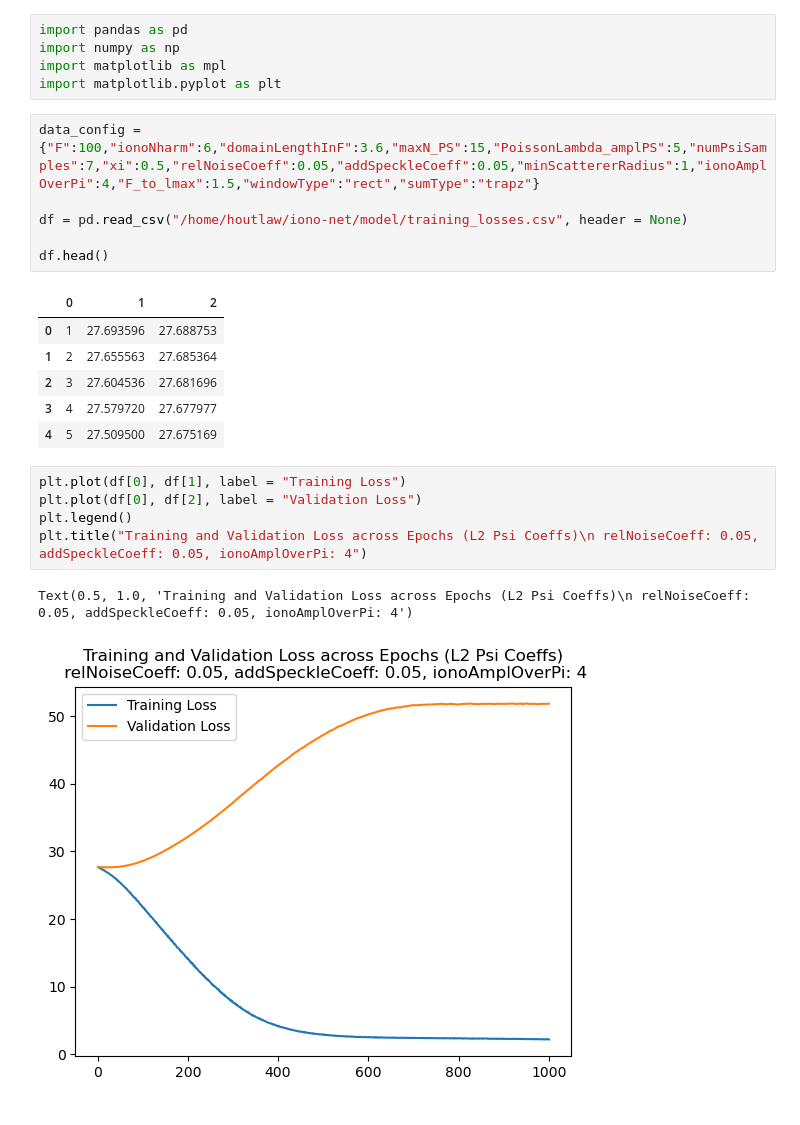
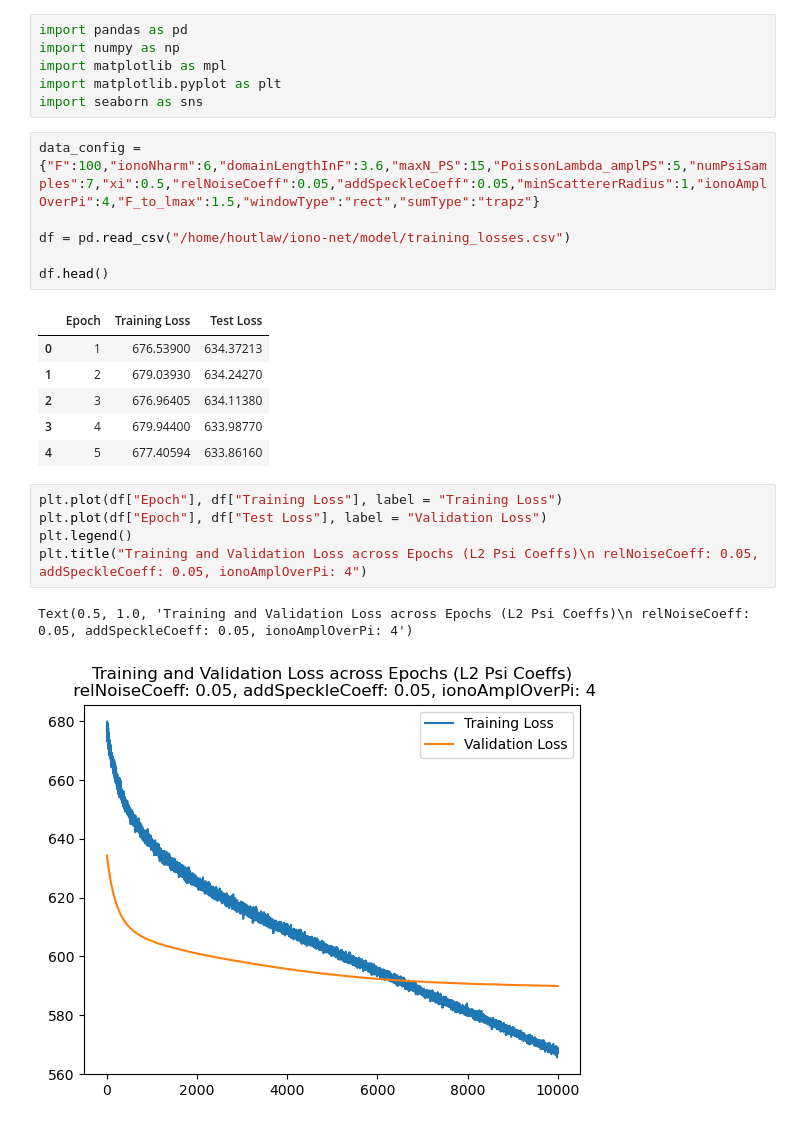
Before and after one commit to outlawhayden/iono-net, a Jupyter notebook: utils/plot_losses.ipynb, the cells around one changed output. Drawn from its saved outputs; the diff is of its cells as text.

```diff
--- a/utils/plot_losses.ipynb
+++ b/utils/plot_losses.ipynb
@@ -3,24 +3,25 @@ import pandas as pd
 import numpy as np
 import matplotlib as mpl
 import matplotlib.pyplot as plt
+import seaborn as sns
 # %%
 data_config = {"F":100,"ionoNharm":6,"domainLengthInF":3.6,"maxN_PS":15,"PoissonLambda_amplPS":5,"numPsiSamples":7,"xi":0.5,"relNoiseCoeff":0.05,"addSpeckleCoeff":0.05,"minScattererRadius":1,"ionoAmplOverPi":4,"F_to_lmax":1.5,"windowType":"rect","sumType":"trapz"}
 
-df = pd.read_csv("/home/houtlaw/iono-net/model/training_losses.csv", header = None)
+df = pd.read_csv("/home/houtlaw/iono-net/model/training_losses.csv")
 
 df.head()
 # %% [output]
-|  | 0 | 1 | 2 |
-| 0 | 1 | 27.693596 | 27.688753 |
-| 1 | 2 | 27.655563 | 27.685364 |
-| 2 | 3 | 27.604536 | 27.681696 |
-| 3 | 4 | 27.579720 | 27.677977 |
-| 4 | 5 | 27.509500 | 27.675169 |
+|  | Epoch | Training Loss | Test Loss |
+| 0 | 1 | 676.53900 | 634.37213 |
+| 1 | 2 | 679.03930 | 634.24270 |
+| 2 | 3 | 676.96405 | 634.11380 |
+| 3 | 4 | 679.94400 | 633.98770 |
+| 4 | 5 | 677.40594 | 633.86160 |
 # %%
-plt.plot(df[0], df[1], label = "Training Loss")
-plt.plot(df[0], df[2], label = "Validation Loss")
+plt.plot(df["Epoch"], df["Training Loss"], label = "Training Loss")
+plt.plot(df["Epoch"], df["Test Loss"], label = "Validation Loss")
 plt.legend()
 plt.title("Training and Validation Loss across Epochs (L2 Psi Coeffs)\n relNoiseCoeff: 0.05, addSpeckleCoeff: 0.05, ionoAmplOverPi: 4")
 # %% [output]
 Text(0.5, 1.0, 'Training and Validation Loss across Epochs (L2 Psi Coeffs)\n relNoiseCoeff: 0.05, addSpeckleCoeff: 0.05, ionoAmplOverPi: 4')
-[figure, old version]
+[figure, new version]
```
Also changed, not shown: 17 other files.
